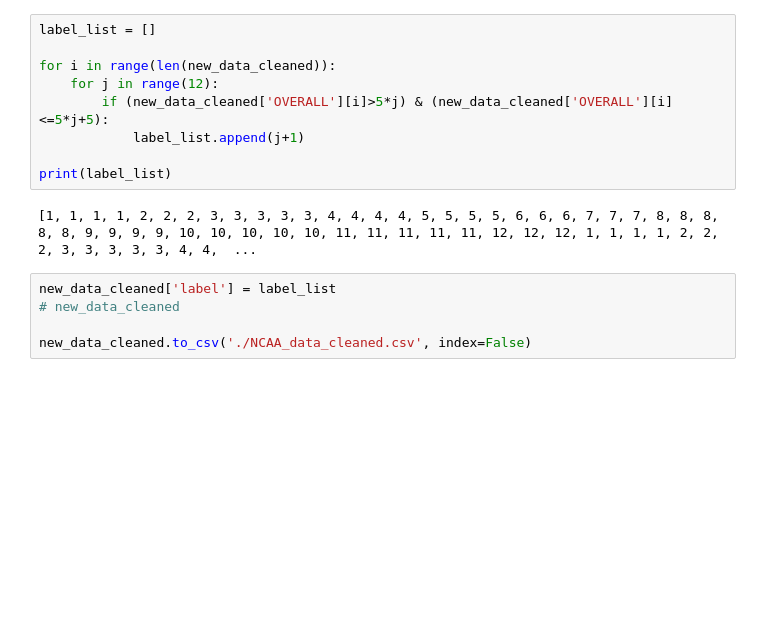
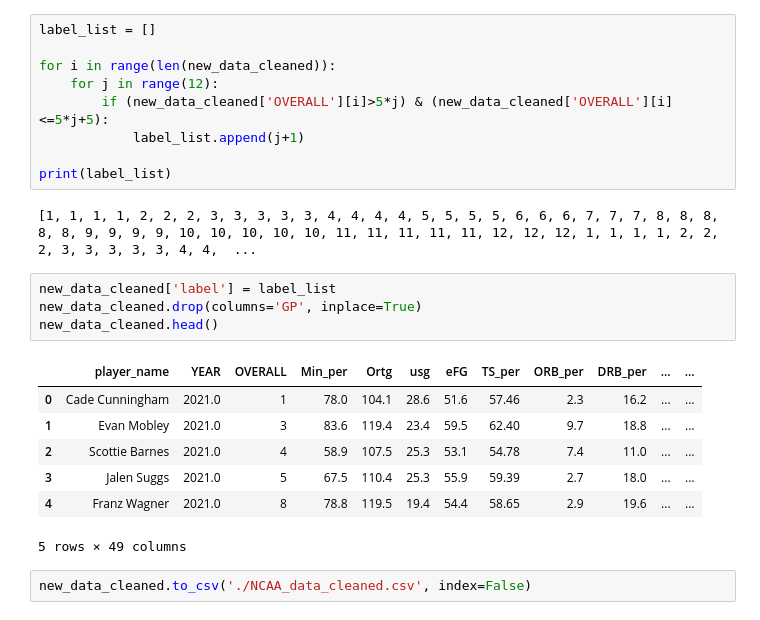
Before and after one commit to Zrduan724/NBA_draft_prediction, a Jupyter notebook: data_cleaning_csv.ipynb, the cells around one changed output. Saved outputs shown, nothing was run; the diff lists cells and outputs as text; blank space fills up the shorter version.

Commit message:
data_scaled first commit

```diff
--- a/data_cleaning_csv.ipynb
+++ b/data_cleaning_csv.ipynb
@@ -83,6 +83,15 @@ print(label_list)
 [1, 1, 1, 1, 2, 2, 2, 3, 3, 3, 3, 3, 4, 4, 4, 4, 5, 5, 5, 5, 6, 6, 6, 7, 7, 7, 8, 8, 8, 8, 8, 9, 9, 9, 9, 10, 10, 10, 10, 10, 11, 11, 11, 11, 11, 12, 12, 12, 1, 1, 1, 1, 2, 2, 2, 3, 3, 3, 3, 3, 4, 4,  ...
 # %%
 new_data_cleaned['label'] = label_list
-# new_data_cleaned
-
-new_data_cleaned.to_csv('./NCAA_data_cleaned.csv', index=False)
+new_data_cleaned.drop(columns='GP', inplace=True)
+new_data_cleaned.head()
+# %% [output]
+|  | player_name | YEAR | OVERALL | Min_per | Ortg | usg | eFG | TS_per | ORB_per | DRB_per | ... | ... |
+| 0 | Cade Cunningham | 2021.0 | 1 | 78.0 | 104.1 | 28.6 | 51.6 | 57.46 | 2.3 | 16.2 | ... | ... |
+| 1 | Evan Mobley | 2021.0 | 3 | 83.6 | 119.4 | 23.4 | 59.5 | 62.40 | 9.7 | 18.8 | ... | ... |
+| 2 | Scottie Barnes | 2021.0 | 4 | 58.9 | 107.5 | 25.3 | 53.1 | 54.78 | 7.4 | 11.0 | ... | ... |
+| 3 | Jalen Suggs | 2021.0 | 5 | 67.5 | 110.4 | 25.3 | 55.9 | 59.39 | 2.7 | 18.0 | ... | ... |
+| 4 | Franz Wagner | 2021.0 | 8 | 78.8 | 119.5 | 19.4 | 54.4 | 58.65 | 2.9 | 19.6 | ... | ... |
+5 rows × 49 columns
+# %%
+new_data_cleaned.to_csv('./NCAA_data_cleaned.csv', index=False)
```
Also changed, not shown: 3 other files.
